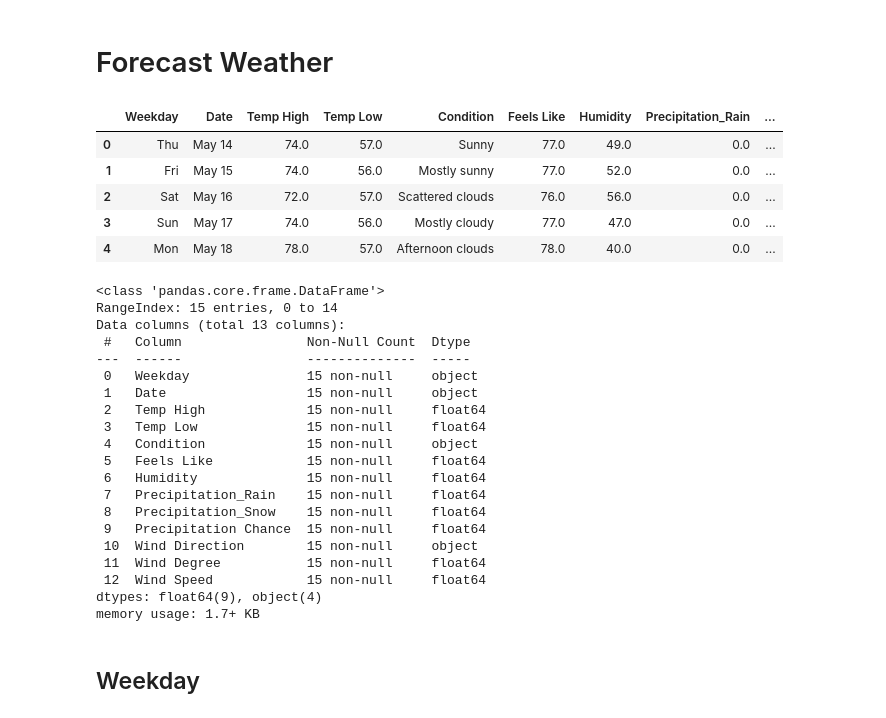
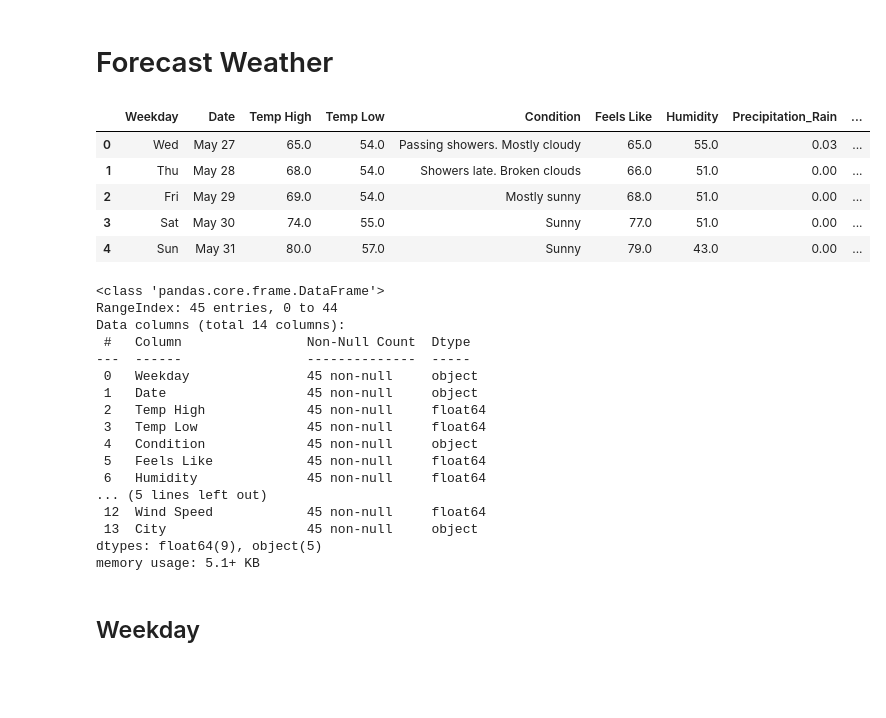
Before and after one commit to ReadingHui/CTD-Web-Scraping-Capstone-Project, a Jupyter notebook: data_cleaning.ipynb, the cells around one changed output. Drawn from its saved outputs; the diff is of its cells as text; code cells hidden in the pictures; blank space fills up the shorter version.

```diff
--- a/data_cleaning.ipynb
+++ b/data_cleaning.ipynb
@@ -35,38 +43,35 @@ def clean_data(df: pd.DataFrame) -> pd.DataFrame:
 # %% [markdown]
 # Forecast Weather
 # %%
-forecast_df = pd.read_csv('csv/Los_Angeles_forecast_weather_data.csv')
+forecast_df = pd.read_csv('csv/forecast_weather_data.csv')
 forecast_df.head()
 # %% [output]
 |  | Weekday | Date | Temp High | Temp Low | Condition | Feels Like | Humidity | Precipitation_Rain | ... |
-| 0 | Thu | May 14 | 74.0 | 57.0 | Sunny | 77.0 | 49.0 | 0.0 | ... |
-| 1 | Fri | May 15 | 74.0 | 56.0 | Mostly sunny | 77.0 | 52.0 | 0.0 | ... |
-| 2 | Sat | May 16 | 72.0 | 57.0 | Scattered clouds | 76.0 | 56.0 | 0.0 | ... |
-| 3 | Sun | May 17 | 74.0 | 56.0 | Mostly cloudy | 77.0 | 47.0 | 0.0 | ... |
-| 4 | Mon | May 18 | 78.0 | 57.0 | Afternoon clouds | 78.0 | 40.0 | 0.0 | ... |
+| 0 | Wed | May 27 | 65.0 | 54.0 | Passing showers. Mostly cloudy | 65.0 | 55.0 | 0.03 | ... |
+| 1 | Thu | May 28 | 68.0 | 54.0 | Showers late. Broken clouds | 66.0 | 51.0 | 0.00 | ... |
+| 2 | Fri | May 29 | 69.0 | 54.0 | Mostly sunny | 68.0 | 51.0 | 0.00 | ... |
+| 3 | Sat | May 30 | 74.0 | 55.0 | Sunny | 77.0 | 51.0 | 0.00 | ... |
+| 4 | Sun | May 31 | 80.0 | 57.0 | Sunny | 79.0 | 43.0 | 0.00 | ... |
 # %%
 forecast_df.info()
 # %% [output]
 <class 'pandas.core.frame.DataFrame'>
-RangeIndex: 15 entries, 0 to 14
-Data columns (total 13 columns):
+RangeIndex: 45 entries, 0 to 44
+Data columns (total 14 columns):
  #   Column                Non-Null Count  Dtype
 ---  ------                --------------  -----
- 0   Weekday               15 non-null     object
- 1   Date                  15 non-null     object
- 2   Temp High             15 non-null     float64
- 3   Temp Low              15 non-null     float64
- 4   Condition             15 non-null     object
- 5   Feels Like            15 non-null     float64
- 6   Humidity              15 non-null     float64
- 7   Precipitation_Rain    15 non-null     float64
- 8   Precipitation_Snow    15 non-null     float64
- 9   Precipitation Chance  15 non-null     float64
- 10  Wind Direction        15 non-null     object
- 11  Wind Degree           15 non-null     float64
- 12  Wind Speed            15 non-null     float64
-dtypes: float64(9), object(4)
-memory usage: 1.7+ KB
+ 0   Weekday               45 non-null     object
+ 1   Date                  45 non-null     object
+ 2   Temp High             45 non-null     float64
+ 3   Temp Low              45 non-null     float64
+ 4   Condition             45 non-null     object
+ 5   Feels Like            45 non-null     float64
+ 6   Humidity              45 non-null     float64
+... (5 lines left out)
+ 12  Wind Speed            45 non-null     float64
+ 13  City                  45 non-null     object
+dtypes: float64(9), object(5)
+memory usage: 5.1+ KB
 # %% [markdown]
 ## Weekday
 # %%
```
Also changed, not shown: parts of 18 cells of this notebook, 19 other files.
